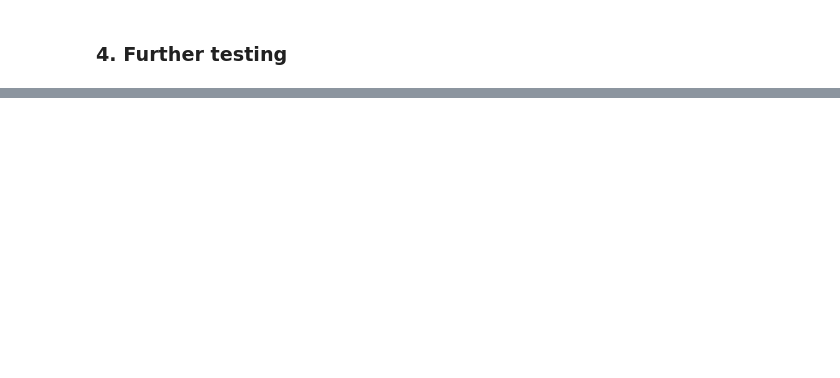
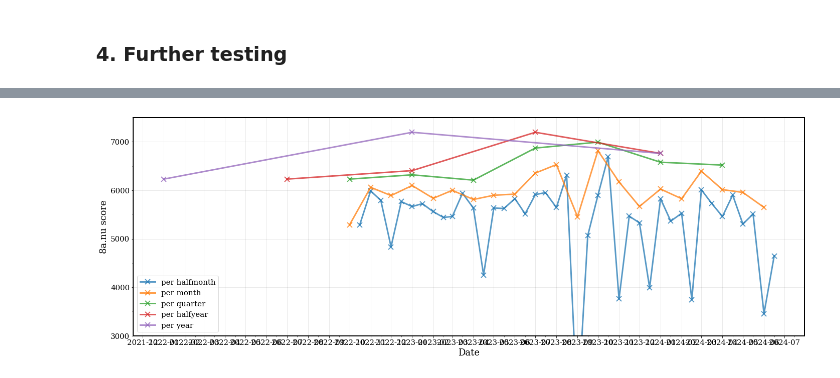
Before and after one commit to bbuysschaert/climbinglogs, a Jupyter notebook: demo.ipynb, the cells around one changed output, grey strips where cells are left out. Saved outputs shown, nothing was run; the diff lists cells and outputs as text; code cells hidden in the pictures; blank space fills up the shorter version.

```diff
--- a/demo.ipynb
+++ b/demo.ipynb
@@ -72,0 +279,49 @@ fig = plot_weeklysummary(logs, gradesystem='usa')
+# %%
+data = df[(df['style'] == 'lead') | (df['style'] == 'toprope')]
+data = data[data['ascension_type'] != 'not topped']
+
+
+# Restore categorical datatype
+data[gradecol] = data[gradecol].astype(create_ordinalcats_french())
+
+# Subset the data
+data = data.loc[:, ['date', 'grade_french', 'grade_usa', 'ascension_type', 'style', 'week', 'sends']]
+data['quarter'] = data['date'].dt.to_period('Q').apply(lambda r: r.start_time)
+data['month'] = data['date'].dt.to_period('M').apply(lambda r: r.start_time)
+data['year'] = data['date'].dt.to_period('Y').apply(lambda r: r.start_time)
+data['halfmonth'] = data.apply(createhalfmonth, axis=1)
+data['halfyear'] = data.apply(createhalfyear, axis=1)
+
+data['8a_nu'] = data.apply(convert_french_to_8anu, axis=1)
+
+# Plot the progress diagram
+fig = plt.figure(figsize=(24,8))
+ax1 = fig.add_subplot(111)
+
+#for timeframe in ['week', 'halfmonth', 'month', 'quarter']:
+for timeframe in ['halfmonth', 'month', 'quarter', 'halfyear', 'year']:
+    test = (data
+            .groupby(timeframe)['8a_nu']
+            .nlargest(10)
+            .reset_index(level=1,
+                         drop=True)
+            .reset_index()
+            .groupby(timeframe, as_index=False)
+            .agg(total = ('8a_nu', 'sum'),
+                 numberofroutes = ('8a_nu', 'count')
+                )
+           )
+    ax1.plot(test[timeframe], test['total'], '-x', lw=3, ms=10, alpha=.75, label=f'per {timeframe}')
+
+ax1.legend()
+ax1.set_ylabel('8a.nu score', fontsize='large')
+ax1.set_xlabel('Date', fontsize='large')
+ax1.set_ylim([3000, 7500])
+ax1.xaxis.set_major_locator(MonthLocator())
+ax1.xaxis.set_minor_locator(MonthLocator(bymonthday=16))
+ax1.yaxis.set_major_locator(MultipleLocator(1000))
+ax1.yaxis.set_minor_locator(MultipleLocator(500))
+
+ax1.grid(color='k', alpha=.1)
+# %% [output]
+[figure, added]
```
Also changed, not shown: parts of 44 cells of this notebook, 6 other files.
